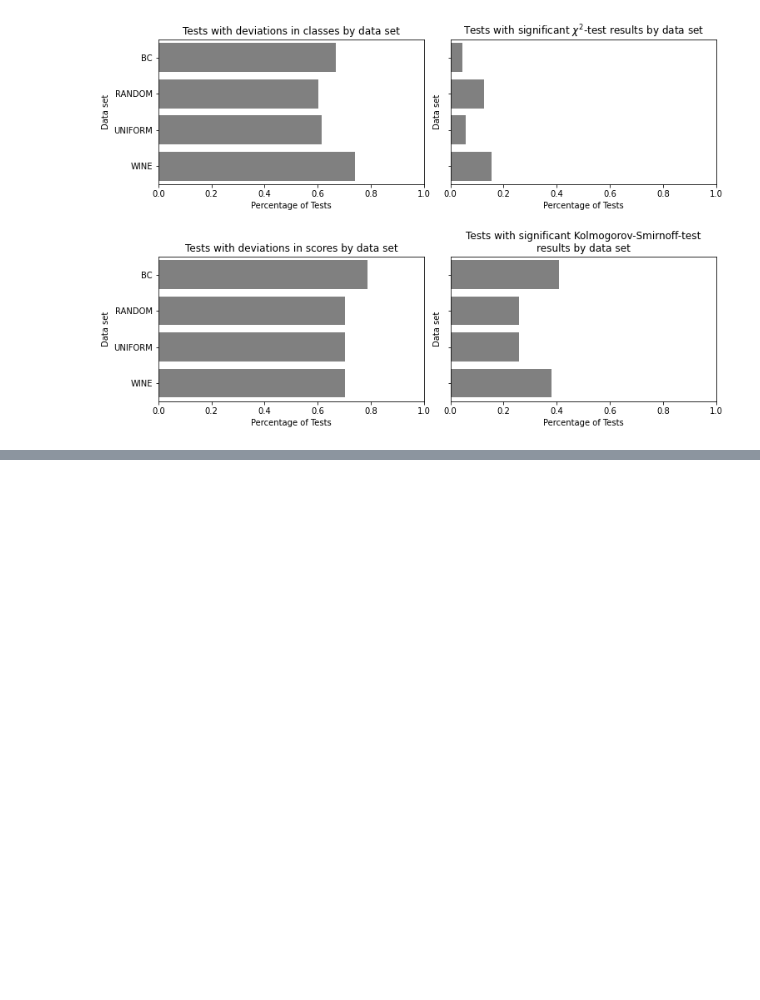
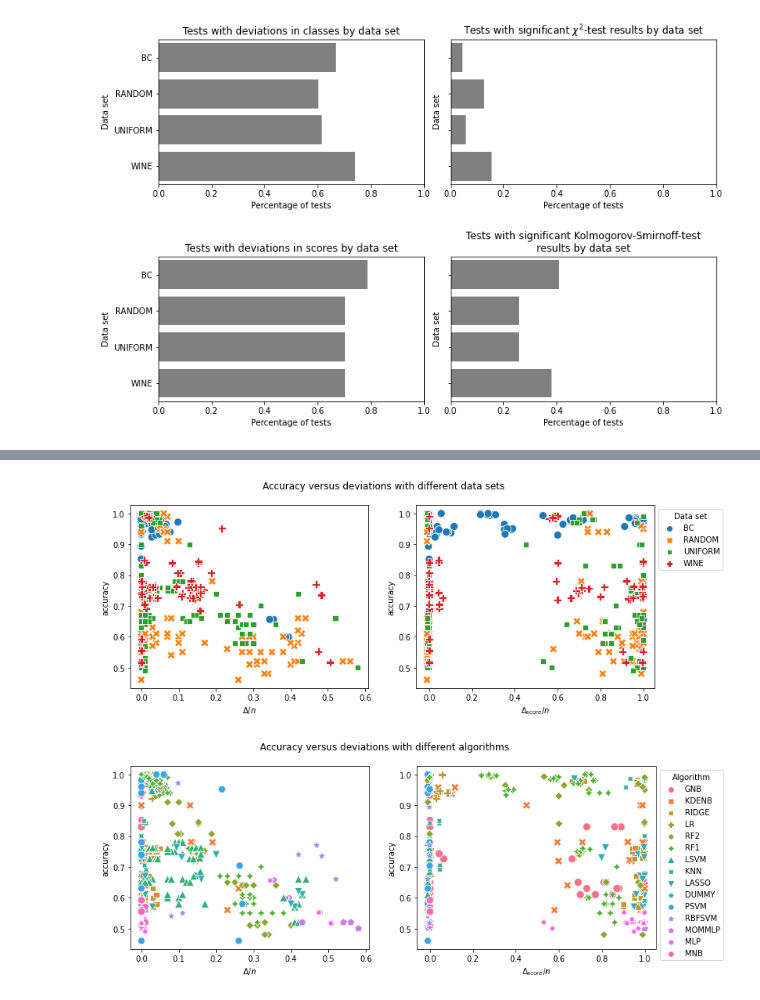
Before and after one commit to sherbold/replication-kit-2022-non-dl-diff-test, a Jupyter notebook: eval_testresults.ipynb, the cells around one changed output, grey strips where cells are left out. Drawn from its saved outputs; the diff is of its cells as text; code cells hidden in the pictures; blank space fills up the shorter version.

```diff
--- a/eval_testresults.ipynb
+++ b/eval_testresults.ipynb
@@ -351 +364,68 @@ for algorithm in algorithms:
 ... (3 outputs left out)
+# %%
+alg_name_map = {
+    'GaussianNB': 'GNB',
+    'KernelNB': 'KDENB',
+    'LRridge': 'RIDGE',
+    'LR': 'LR',
+    'RFwithDepth': 'RF2',
+    'RFwithoutDepth': 'RF1',
+    'SVMlinear': 'LSVM',
+    'KNN': 'KNN',
+    'LRlasso': 'LASSO',
+    'MostFrequent': 'DUMMY',
+    'SVMpoly': 'PSVM',
+    'SVMrbf': 'RBFSVM',
+    'MLPmomentum': 'MOMMLP',
+    'MLP': 'MLP',
+    'MultinomialNB': 'MNB'
+}
+
+cmp_data.loc[cmp_data['dataset']=='BreastCancerMinMaxNorm','dataset'] = 'BC'
+cmp_data.loc[cmp_data['dataset']=='RandomNumericSplit','dataset'] = 'RANDOM'
+cmp_data.loc[cmp_data['dataset']=='UniformSplit','dataset'] = 'UNIFORM'
+cmp_data.loc[cmp_data['dataset']=='WineMinMaxNorm','dataset'] = 'WINE'
+cmp_data['Data set'] = cmp_data['dataset']
+cmp_data = cmp_data.replace(alg_name_map)
+cmp_data['Algorithm'] = cmp_data['algorithm']
+cmp_data['acc_diff'] = abs(cmp_data['accs_fw1']-cmp_data['accs_fw2'])
+
+fig, axes = plt.subplots(1,2, figsize=(12,4.3))
+plt.suptitle('Accuracy versus deviations with different data sets')
+
+ax = axes[0]
+sns.scatterplot(data=cmp_data, x='delta_ratio', y='accs_fw1', hue='Data set', style='Data set', s=100, ax=ax)
+ax.set_ylabel('accuracy')
+ax.set_xlabel('$\Delta/n$')
+ax.legend().remove()
+
+ax = axes[1]
+sns.scatterplot(data=cmp_data, x='delta_score_ratio', y='accs_fw1', hue='Data set', style='Data set', s=100, ax=ax)
+ax.set_ylabel('accuracy')
+ax.set_xlabel('$\Delta_{score}/n$')
+#ax.legend(title='Data set', labels=['','BC','RANDOM','UNIFORM','WINE'])
+sns.move_legend(ax, "upper left", bbox_to_anchor=(1, 1))
+
+plt.savefig('figures/results_acc_vs_dev_data.pdf', bbox_inches='tight')
+plt.show()
+
+fig, axes = plt.subplots(1,2, figsize=(12,4.3))
+plt.suptitle('Accuracy versus deviations with different algorithms')
+
+ax = axes[0]
+sns.scatterplot(data=cmp_data, x='delta_ratio', y='accs_fw1', hue='Algorithm', style='Algorithm', s=100, ax=ax)
+ax.set_ylabel('accuracy')
+ax.set_xlabel('$\Delta/n$')
+ax.legend().remove()
+
+ax = axes[1]
+sns.scatterplot(data=cmp_data, x='delta_score_ratio', y='accs_fw1', hue='Algorithm', style='Algorithm', s=100, ax=ax)
+ax.set_ylabel('accuracy')
+ax.set_xlabel('$\Delta_{score}/n$')
+sns.move_legend(ax, "upper left", bbox_to_anchor=(1, 1))
+
+plt.savefig('figures/results_acc_vs_dev_algs.pdf', bbox_inches='tight')
+plt.show()
+# %% [output]
+[figure, added]
+[figure, added]
```
Also changed, not shown: parts of 3 cells of this notebook, 19 other files.
